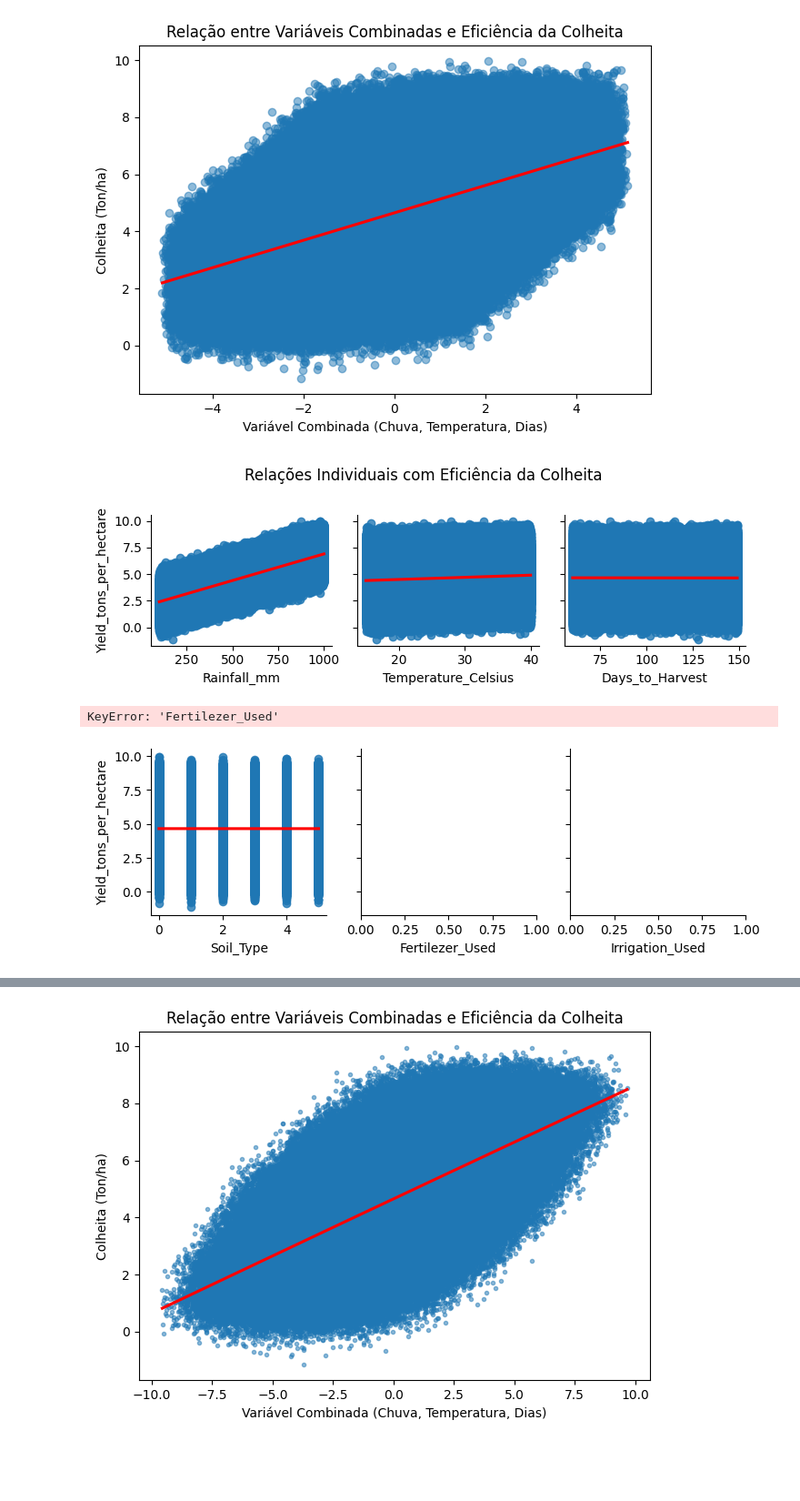
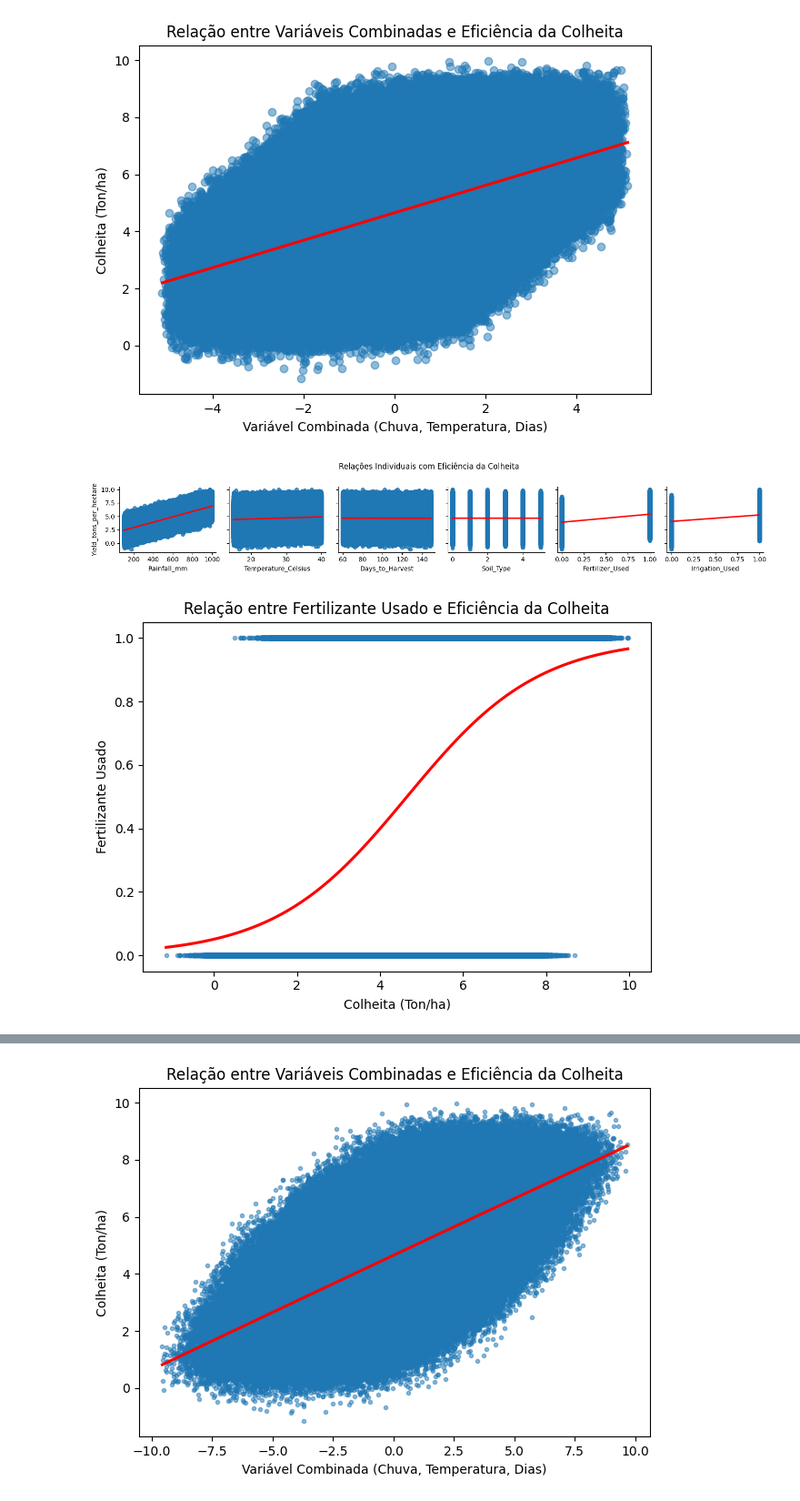
Before and after one commit to arcahyter/MQAM_2025-Regressao_Linear_e_Geometrica, a Jupyter notebook: LinearRegression.ipynb, the cells around one changed output, grey strips where cells are left out. Shown at 91% size. Saved outputs shown, nothing was run; the diff lists cells and outputs as text; code cells hidden in the pictures; blank space fills up the shorter version.

Commit message:
Adição da regplot de Fertilizante usado e Irrigação usado mais os pips isntall no começo, junção das relações individuais(talvez arrumar das variaveis categoricas). Anexei o dataset utilziado também

```diff
--- a/LinearRegression.ipynb
+++ b/LinearRegression.ipynb
@@ -172,31 +176,31 @@ plt.show()
 # %%
 import pandas as pd
 import numpy as np
 import seaborn as sns
 import matplotlib.pyplot as plt
 import statsmodels.api as sm
 from sklearn.preprocessing import LabelEncoder, StandardScaler
 from sklearn.feature_selection import VarianceThreshold
 
 # Load the dataset
 df = pd.read_csv("crop_yield.csv")
 
 # Identificar colunas categóricas (tipo object)
 categorical_columns = df.select_dtypes(include='object').columns
 
 X = df[["Rainfall_mm", "Temperature_Celsius", "Days_to_Harvest",]]
 
 # Aplicar LabelEncoder em cada coluna categórica
 le = LabelEncoder()
 for col in categorical_columns:
     df[col] = le.fit_transform(df[col].astype(str))
 
-sns.pairplot(df, x_vars=["Rainfall_mm", "Temperature_Celsius", "Days_to_Harvest"], y_vars="Yield_tons_per_hectare", kind="reg", plot_kws={'line_kws':{'color':'red'}})
+sns.pairplot(df, x_vars=["Rainfall_mm", "Temperature_Celsius", "Days_to_Harvest", "Soil_Type", "Fertilizer_Used", "Irrigation_Used"], y_vars="Yield_tons_per_hectare", kind="reg", plot_kws={'line_kws':{'color':'red'}})
 plt.suptitle("Relações Individuais com Eficiência da Colheita", y=1.02)
 plt.tight_layout()
 plt.show()
 # %% [output]
-[figure, old version]
+[figure, new version]
 # %%
 import pandas as pd
 import numpy as np
@@ -212,17 +216,17 @@ df = pd.read_csv("crop_yield.csv")
 # Identificar colunas categóricas (tipo object)
 categorical_columns = df.select_dtypes(include='object').columns
 
-X = df[["Soil_Type", "Fertilizer_Used", "Irrigation_Used",]]
-
 # Aplicar LabelEncoder em cada coluna categórica
 le = LabelEncoder()
 for col in categorical_columns:
     df[col] = le.fit_transform(df[col].astype(str))
 
-sns.pairplot(df, x_vars=["Soil_Type", "Fertilizer_Used", "Irrigation_Used"], y_vars="Yield_tons_per_hectare", kind="reg", plot_kws={'line_kws':{'color':'red'}})
-plt.suptitle("Relações Individuais com Eficiência da Colheita", y=1.02)
+# Plotar a regressão
+sns.regplot(data=df, x="Yield_tons_per_hectare", y="Fertilizer_Used", scatter_kws={'alpha':0.5}, line_kws={'color':'red'}, logistic=True, marker='.')
+plt.xlabel("Colheita (Ton/ha)")
+plt.ylabel("Fertilizante Usado")
+plt.title("Relação entre Fertilizante Usado e Eficiência da Colheita")
 plt.tight_layout()
 plt.show()
 # %% [output]
-KeyError: 'Fertilezer_Used'
-[figure, old version]
+[figure, new version]
```
Also changed, not shown: parts of 8 cells of this notebook, 2 other files.
